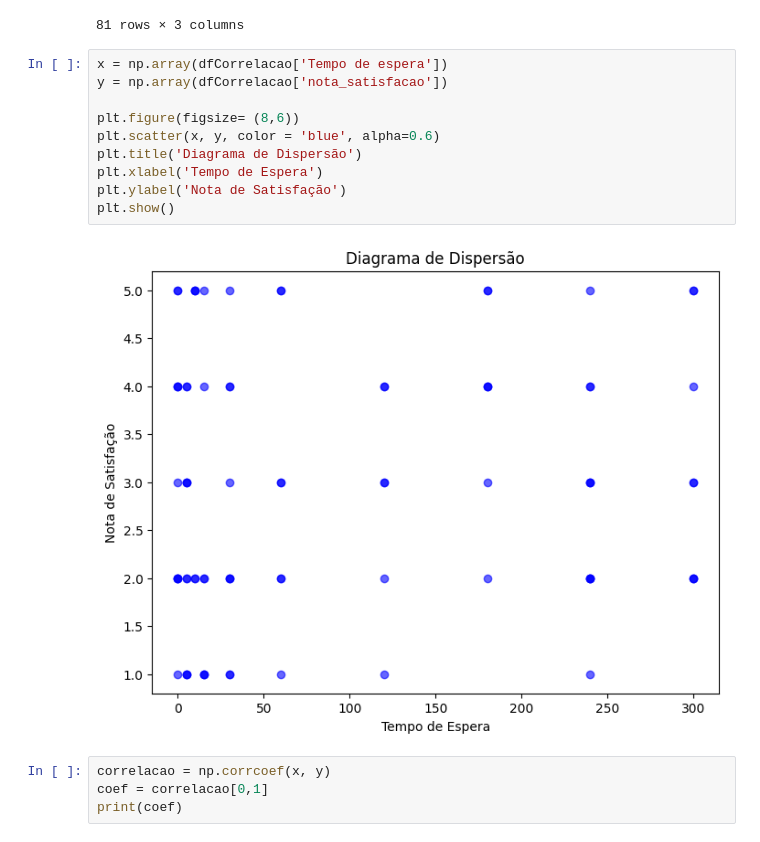
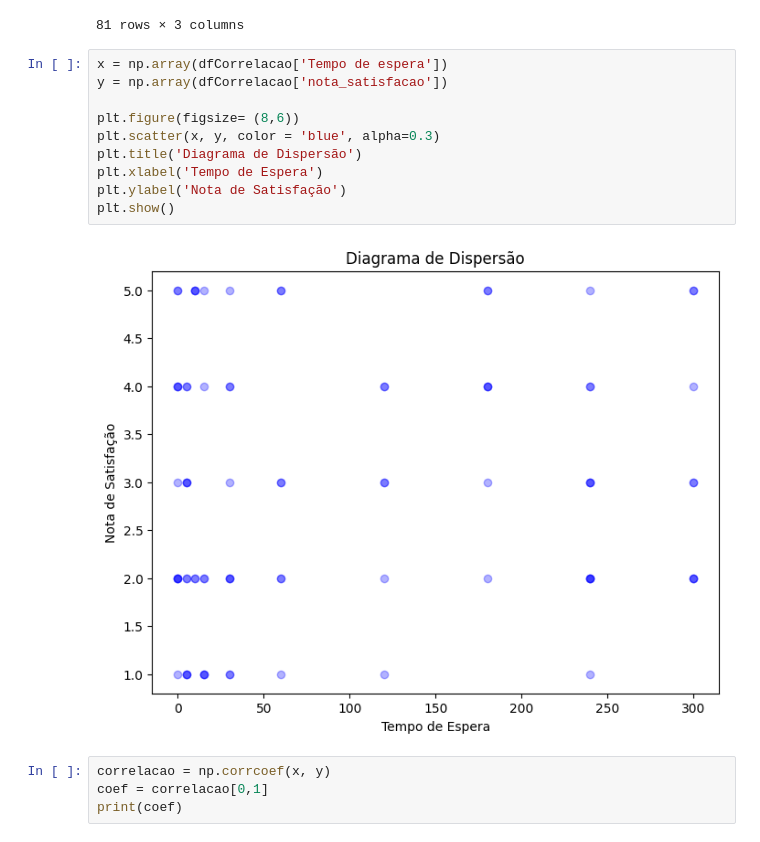
Before and after one commit to renanrib12/senac, a Jupyter notebook: Clinica.ipynb, the cells around one changed output. Drawn from its saved outputs; the diff is of its cells as text.

```diff
--- a/Clinica.ipynb
+++ b/Clinica.ipynb
@@ -419,15 +414,15 @@ dfCorrelacao
 # %%
 x = np.array(dfCorrelacao['Tempo de espera'])
 y = np.array(dfCorrelacao['nota_satisfacao'])
 
 plt.figure(figsize= (8,6))
-plt.scatter(x, y, color = 'blue', alpha=0.6)
+plt.scatter(x, y, color = 'blue', alpha=0.3)
 plt.title('Diagrama de Dispersão')
 plt.xlabel('Tempo de Espera')
 plt.ylabel('Nota de Satisfação')
 plt.show()
 # %% [output]
-[figure, old version]
+[figure, new version]
 # %%
 correlacao = np.corrcoef(x, y)
 coef = correlacao[0,1]
```
Also changed, not shown: parts of 10 cells of this notebook.
